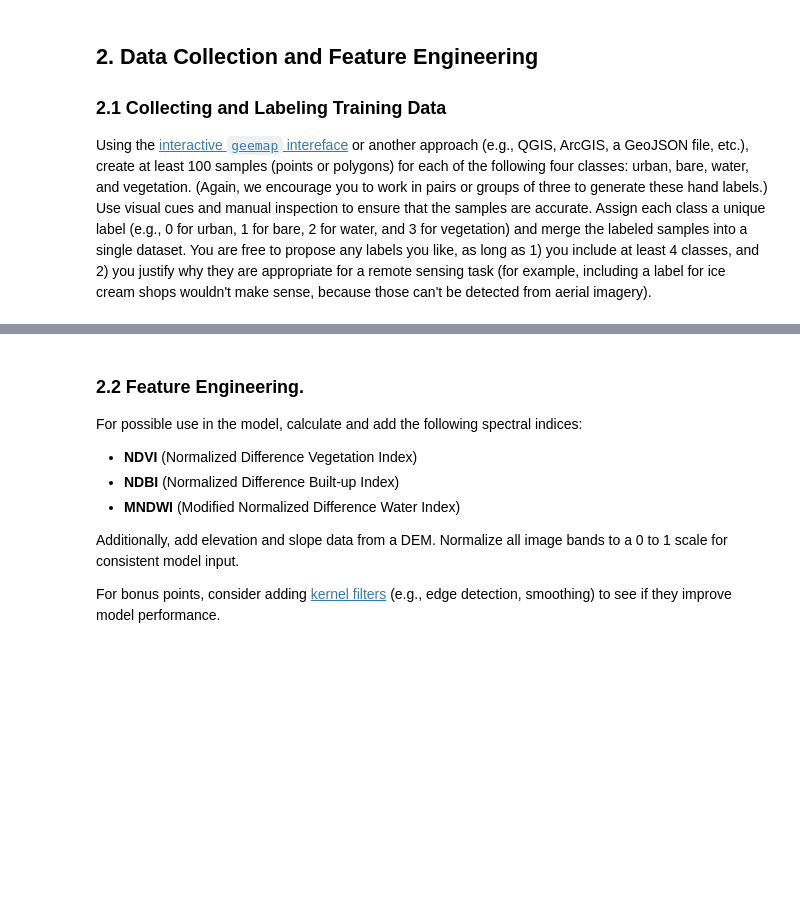
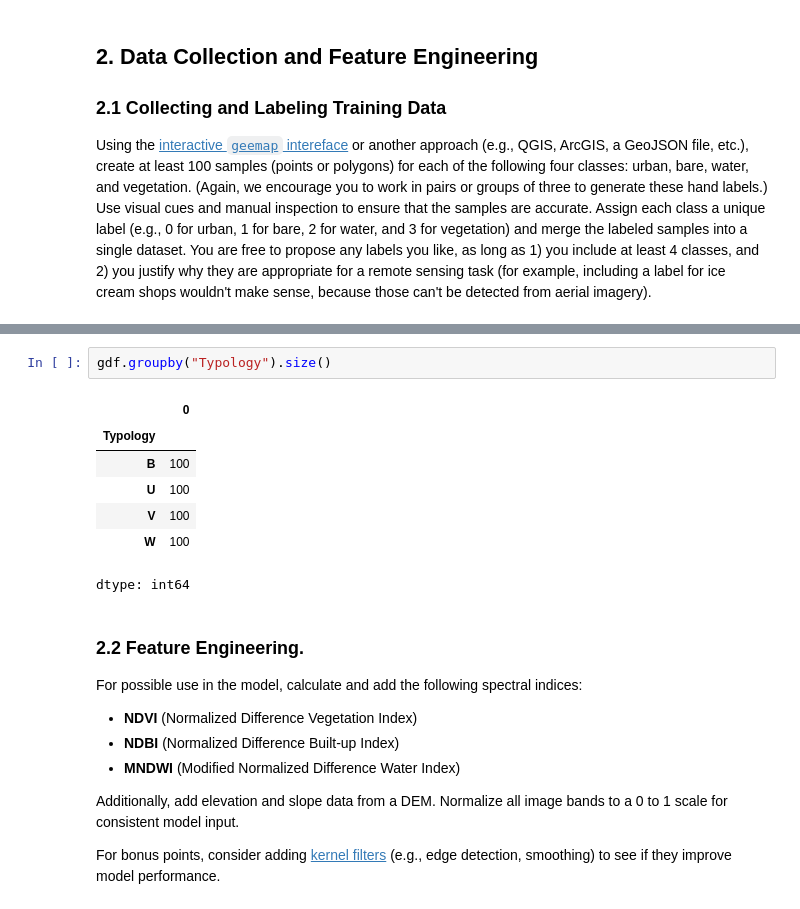
Before and after one commit to junyi2022/musa-650-remote-sensing, a Jupyter notebook: assignments/MUSA 6500 Assignment 3.ipynb, the cells around one changed output, grey strips where cells are left out. Cells and saved outputs as stored; diff of their text form; blank space fills up the shorter version.

```diff
--- a/assignments/MUSA 6500 Assignment 3.ipynb
+++ b/assignments/MUSA 6500 Assignment 3.ipynb
@@ -75,3 +127,13 @@ Using the [interactive `geemap` intereface](https://www.youtube.com/watch?v=VWh5
+# %%
+gdf.groupby("Typology").size()
+# %% [output]
+|  | 0 |
+| Typology |  |
+| B | 100 |
+| U | 100 |
+| V | 100 |
+| W | 100 |
+dtype: int64
 # %% [markdown]
 ### 2.2 Feature Engineering.
 
```
Also changed, not shown: parts of 8 cells of this notebook.
